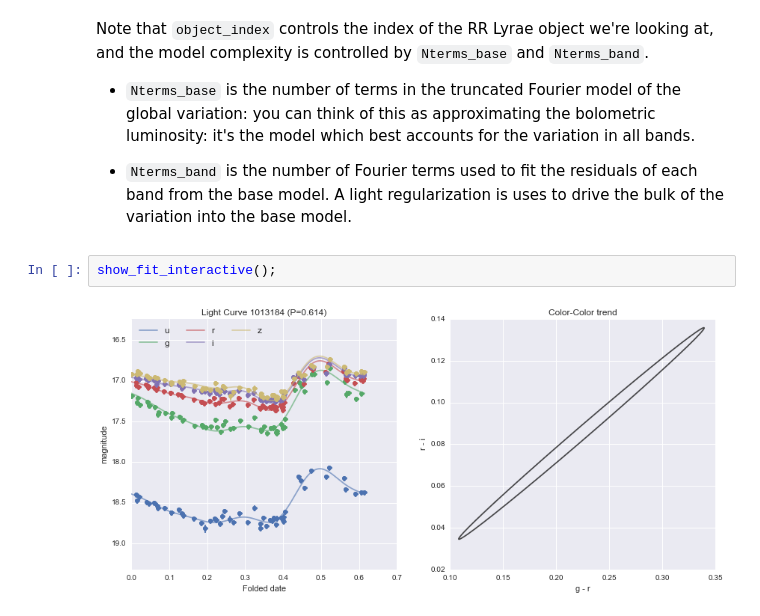
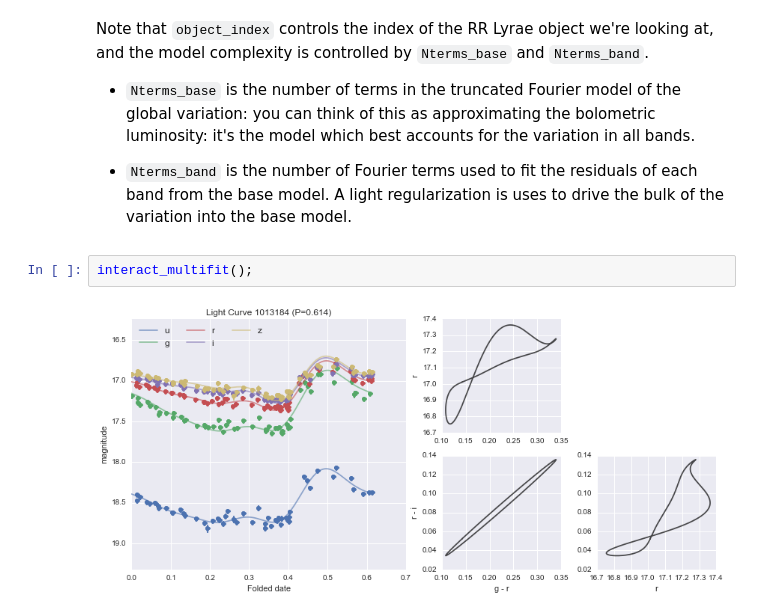
Before and after one commit to jakevdp/multiband_LS, a Jupyter notebook: MultibandInteractive.ipynb, the cells around one changed output. Cells and saved outputs as stored; diff of their text form.

Commit message:
update interactive utilities

```diff
--- a/MultibandInteractive.ipynb
+++ b/MultibandInteractive.ipynb
@@ -105,7 +28,7 @@ Note that ``object_index`` controls the index of the RR Lyrae object we're looki
 - ``Nterms_base`` is the number of terms in the truncated Fourier model of the global variation: you can think of this as approximating the bolometric luminosity: it's the model which best accounts for the variation in all bands.
 
 - ``Nterms_band`` is the number of Fourier terms used to fit the residuals of each band from the base model. A light regularization is uses to drive the bulk of the variation into the base model.
-# %%
-show_fit_interactive();
-# %% [output]
-[figure, removed]
+# %%
+interact_multifit();
+# %% [output]
+[figure, added]
```
Also changed, not shown: parts of 5 cells of this notebook, 1 other file.
